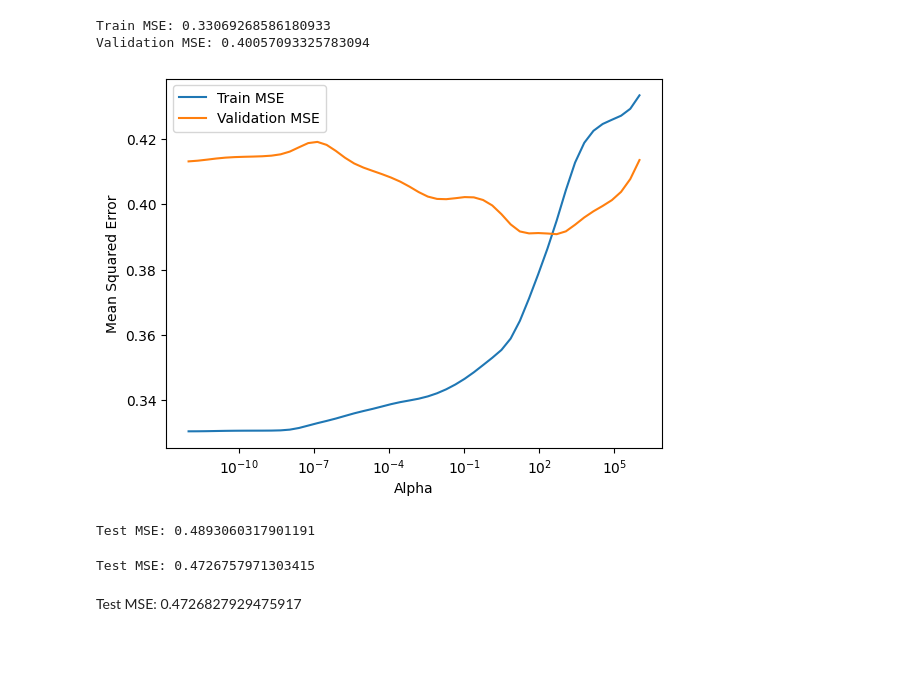
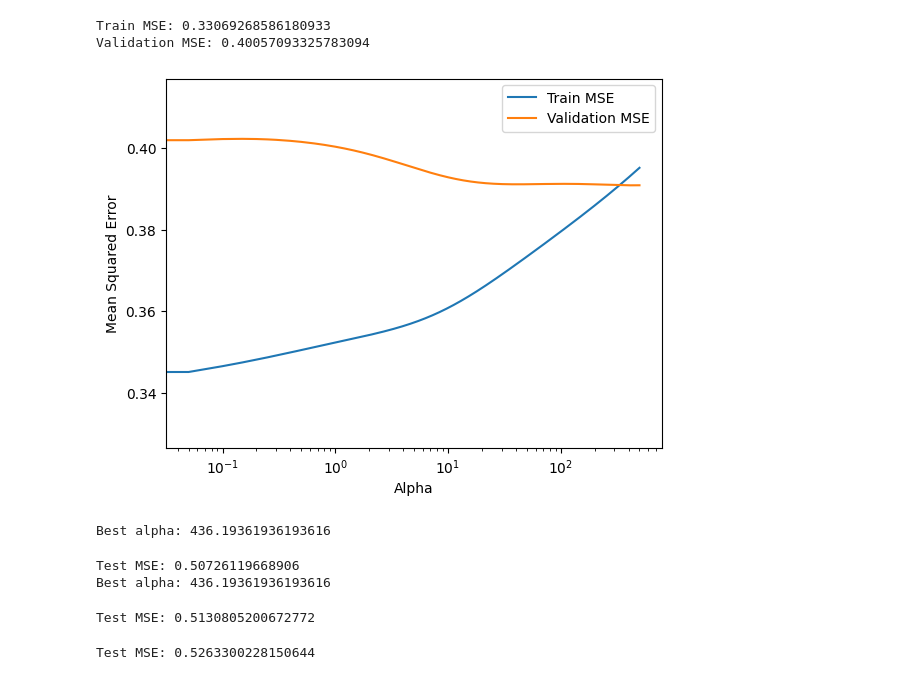
Before and after one commit to kilpy/Machine-Learning-6220, a Jupyter notebook: HW1/Q7/wines.ipynb, the cells around one changed output. Saved outputs shown, nothing was run; the diff lists cells and outputs as text; code cells hidden in the pictures; blank space fills up the shorter version.

```diff
--- a/HW1/Q7/wines.ipynb
+++ b/HW1/Q7/wines.ipynb
@@ -84,47 +84,64 @@ Validation MSE: 0.40057093325783094
 # %%
 # try different alphas, observe changes in validation error.
 # plot validation error as a function of alpha
 import matplotlib.pyplot as plt
-alphas = np.logspace(-12, 6)
+alphas = np.linspace(0, 500, 10000)
 train_errors = []
 val_errors = []
+best_alpha = None
 for alpha in alphas:
     model = Ridge(alpha=alpha)
     model.fit(x_train_poly, y_train)
     y_train_pred = model.predict(x_train_poly)
     y_val_pred = model.predict(x_val_poly)
     train_errors.append(mean_squared_error(y_train, y_train_pred))
+    if best_alpha is None or val_errors[-1] > mean_squared_error(val[target_column], y_val_pred):
+        best_alpha = alpha
     val_errors.append(mean_squared_error(val[target_column], y_val_pred))
+    # store the best alpha with the lowest validation error
+
+
 plt.plot(alphas, train_errors, label='Train MSE')
 plt.plot(alphas, val_errors, label='Validation MSE')
 plt.xscale('log')
 plt.xlabel('Alpha')
 plt.ylabel('Mean Squared Error')
 plt.legend()
 plt.show()
+print(f"Best alpha: {best_alpha}")
 # %% [output]
-[figure, old version]
+[figure, new version]
+Best alpha: 436.19361936193616
 # %%
 # 5. Based on your observations of validation errors, choose the optimal L2 regularization intensity. Report the performance of your best model on test data in test.csv.
 
 # Lowest validation MSE
 # 10^0 < alpha < 10^2
-alpha = 10**2
+alpha = best_alpha
 model = Ridge(alpha=alpha)
 model.fit(x_train_poly, y_train)
 y_test_pred = model.predict(poly.transform(test.drop(columns=[target_column])))
 test_mse = mean_squared_error(test[target_column], y_test_pred)
 print(f"Test MSE: {test_mse}")
+print(f"Best alpha: {best_alpha}")
 # %% [output]
-Test MSE: 0.4893060317901191
+Test MSE: 0.50726119668906
+Best alpha: 436.19361936193616
+# %%
+alpha = 0.000001
+model = Ridge(alpha=alpha)
+model.fit(x_train_poly, y_train)
+y_test_pred = model.predict(poly.transform(test.drop(columns=[target_column])))
+test_mse = mean_squared_error(test[target_column], y_test_pred)
+print(f"Test MSE: {test_mse}")
+# %% [output]
+Test MSE: 0.5130805200672772
 # %%
-alpha = 7.5
+alpha = 0
 model = Ridge(alpha=alpha)
 model.fit(x_train_poly, y_train)
 y_test_pred = model.predict(poly.transform(test.drop(columns=[target_column])))
 test_mse = mean_squared_error(test[target_column], y_test_pred)
 print(f"Test MSE: {test_mse}")
 # %% [output]
-Test MSE: 0.4726757971303415
+Test MSE: 0.5263300228150644
-# %% [markdown]
-Test MSE: 0.4726827929475917
```
Also changed, not shown: 1 other file.
